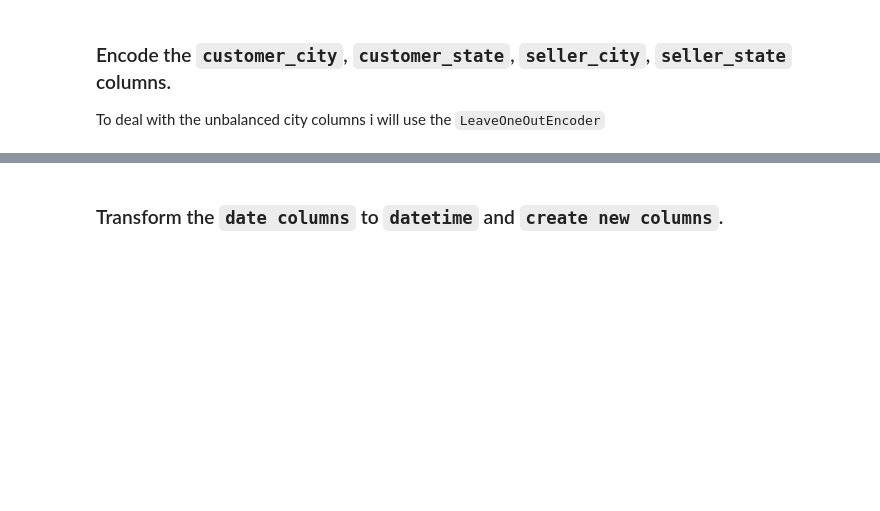
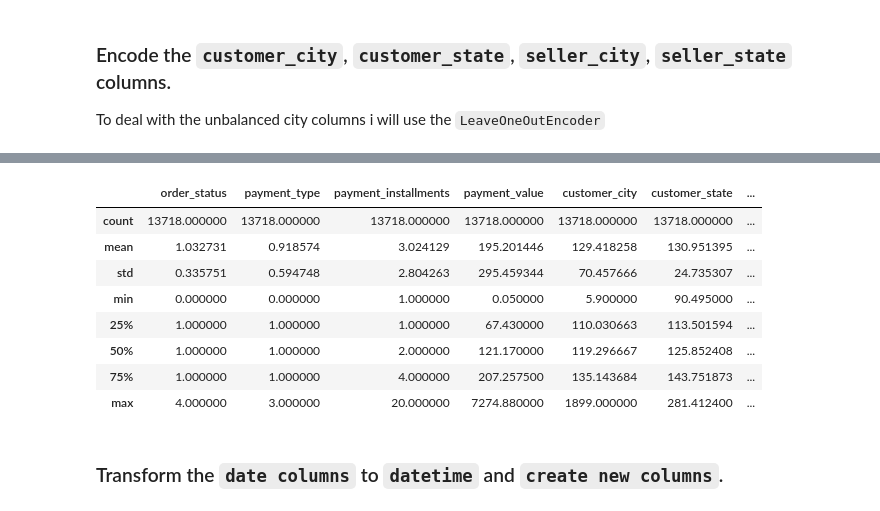
Before and after one commit to prffraia/Machine_Learning, a Jupyter notebook: 01_EDA.ipynb, the cells around one changed output, grey strips where cells are left out. Cells and saved outputs as stored; diff of their text form; code cells hidden in the pictures; blank space fills up the shorter version.

```diff
--- a/01_EDA.ipynb
+++ b/01_EDA.ipynb
@@ -389,6 +381,18 @@ enc = LeaveOneOutEncoder(cols=['customer_city', 'seller_city', 'seller_state', '
 
 # fit and transform the entire dataset
 df = enc.fit_transform(df, df['price'])
+# %%
+df.describe()
+# %% [output]
+|  | order_status | payment_type | payment_installments | payment_value | customer_city | customer_state | ... |
+| count | 13718.000000 | 13718.000000 | 13718.000000 | 13718.000000 | 13718.000000 | 13718.000000 | ... |
+| mean | 1.032731 | 0.918574 | 3.024129 | 195.201446 | 129.418258 | 130.951395 | ... |
+| std | 0.335751 | 0.594748 | 2.804263 | 295.459344 | 70.457666 | 24.735307 | ... |
+| min | 0.000000 | 0.000000 | 1.000000 | 0.050000 | 5.900000 | 90.495000 | ... |
+| 25% | 1.000000 | 1.000000 | 1.000000 | 67.430000 | 110.030663 | 113.501594 | ... |
+| 50% | 1.000000 | 1.000000 | 2.000000 | 121.170000 | 119.296667 | 125.852408 | ... |
+| 75% | 1.000000 | 1.000000 | 4.000000 | 207.257500 | 135.143684 | 143.751873 | ... |
+| max | 4.000000 | 3.000000 | 20.000000 | 7274.880000 | 1899.000000 | 281.412400 | ... |
 # %% [markdown]
 ### Transform the `date columns` to `datetime` and `create new columns`.
 # %%
```
Also changed, not shown: parts of 5 cells of this notebook.
